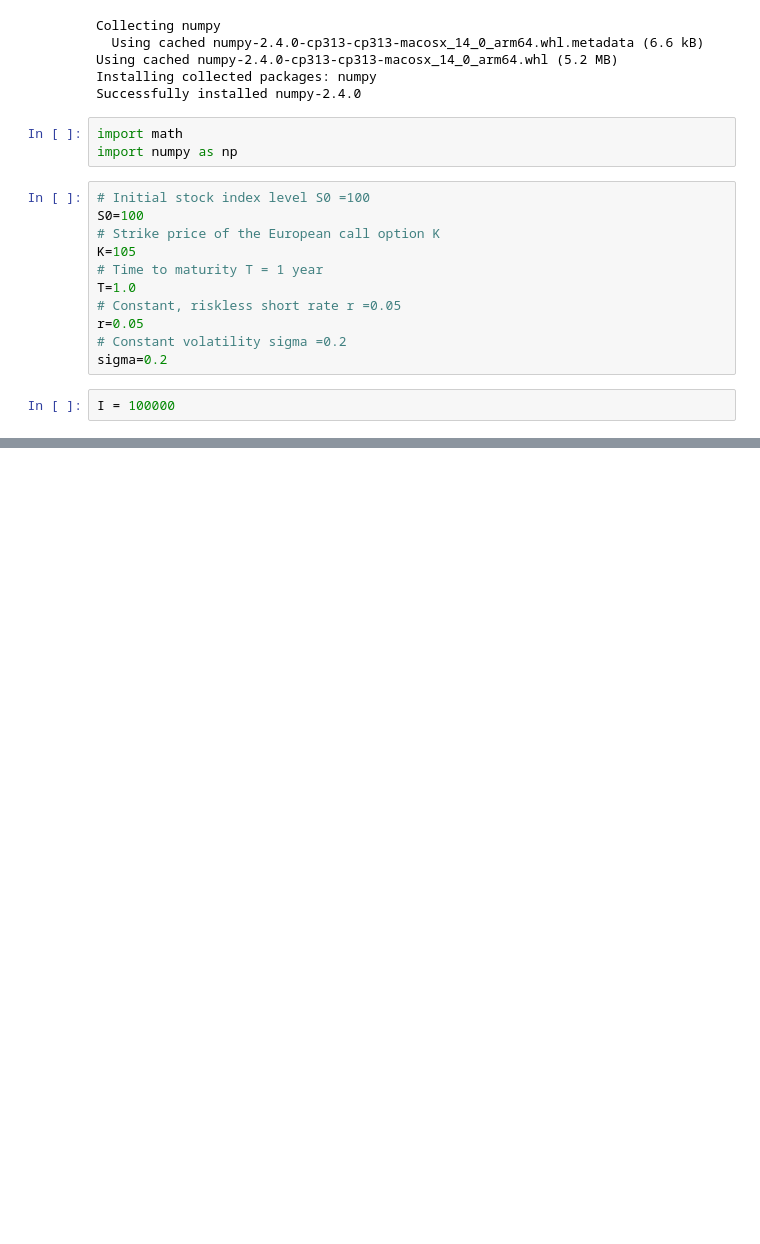
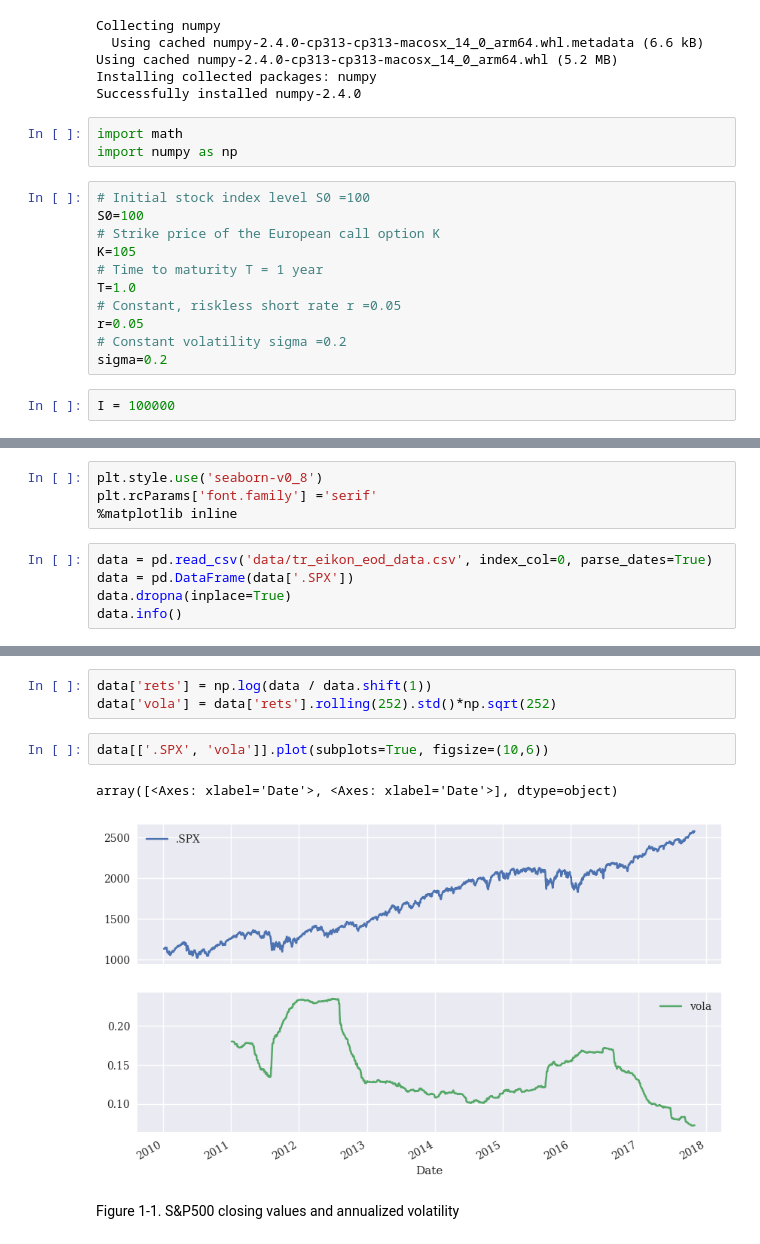
Before and after one commit to Youngsoo1024/Python_Finance, a Jupyter notebook: Chap1/ch1_test.ipynb, the cells around one changed output, grey strips where cells are left out. Cells and saved outputs as stored; diff of their text form; blank space fills up the shorter version.

```diff
--- a/Chap1/ch1_test.ipynb
+++ b/Chap1/ch1_test.ipynb
@@ -53,0 +85,9 @@ Value of the European call option: 8.019
+# %%
+plt.style.use('seaborn-v0_8')
+plt.rcParams['font.family'] ='serif'
+%matplotlib inline
+# %%
+data = pd.read_csv('data/tr_eikon_eod_data.csv', index_col=0, parse_dates=True)
+data = pd.DataFrame(data['.SPX'])
+data.dropna(inplace=True)
+data.info()
@@ -53,0 +103,10 @@ Value of the European call option: 8.019
+# %%
+data['rets'] = np.log(data / data.shift(1))
+data['vola'] = data['rets'].rolling(252).std()*np.sqrt(252)
+# %%
+data[['.SPX', 'vola']].plot(subplots=True, figsize=(10,6))
+# %% [output]
+array([<Axes: xlabel='Date'>, <Axes: xlabel='Date'>], dtype=object)
+[figure, added]
+# %% [markdown]
+Figure 1-1. S&P500 closing values and annualized volatility
```
Also changed, not shown: parts of 21 cells of this notebook, 5 other files.
